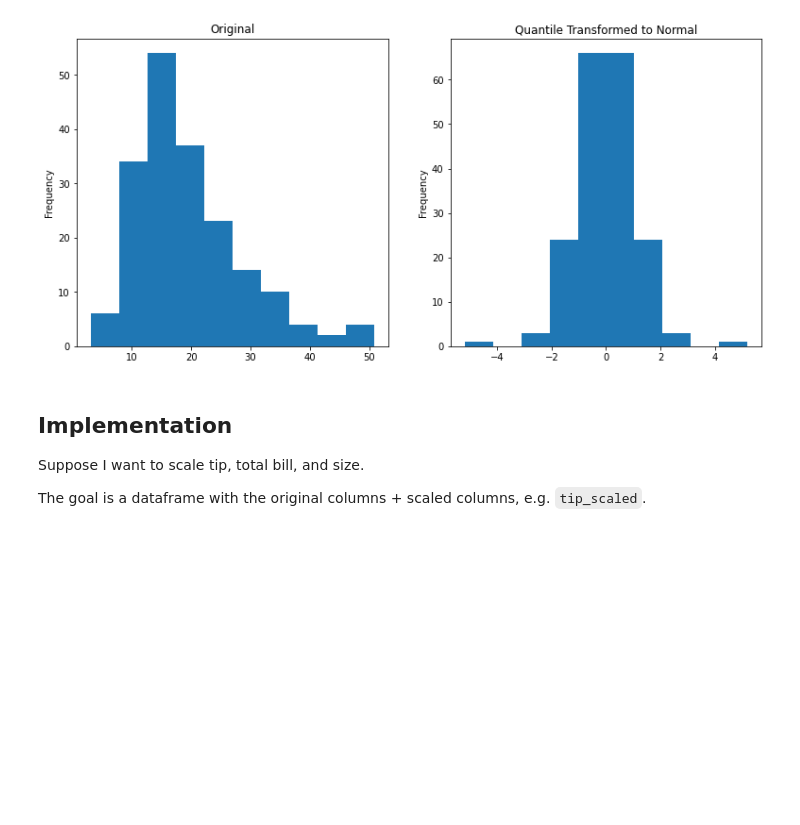
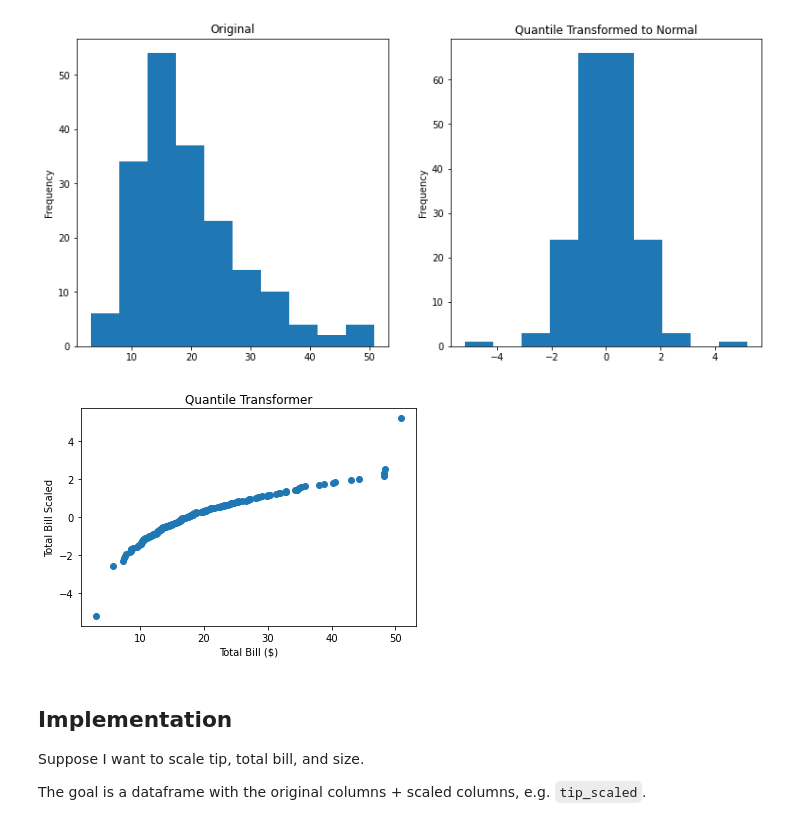
Before and after one commit to CodeupClassroom/germain-regression-exercises, a Jupyter notebook: scaling_lesson.ipynb, the cells around one changed output. Saved outputs shown, nothing was run; the diff lists cells and outputs as text; code cells hidden in the pictures; blank space fills up the shorter version.

```diff
--- a/scaling_lesson.ipynb
+++ b/scaling_lesson.ipynb
@@ -280,6 +287,13 @@ plt.subplot(122)
 train.total_bill_scaled.plot.hist(title='Quantile Transformed to Normal');
 # %% [output]
 [figure]
+# %%
+plt.scatter(train.total_bill, train.total_bill_scaled)
+plt.xlabel('Total Bill ($)')
+plt.ylabel('Total Bill Scaled')
+plt.title('Quantile Transformer');
+# %% [output]
+[figure, added]
 # %% [markdown]
 ## Implementation
 
```
Also changed, not shown: parts of 6 cells of this notebook.
